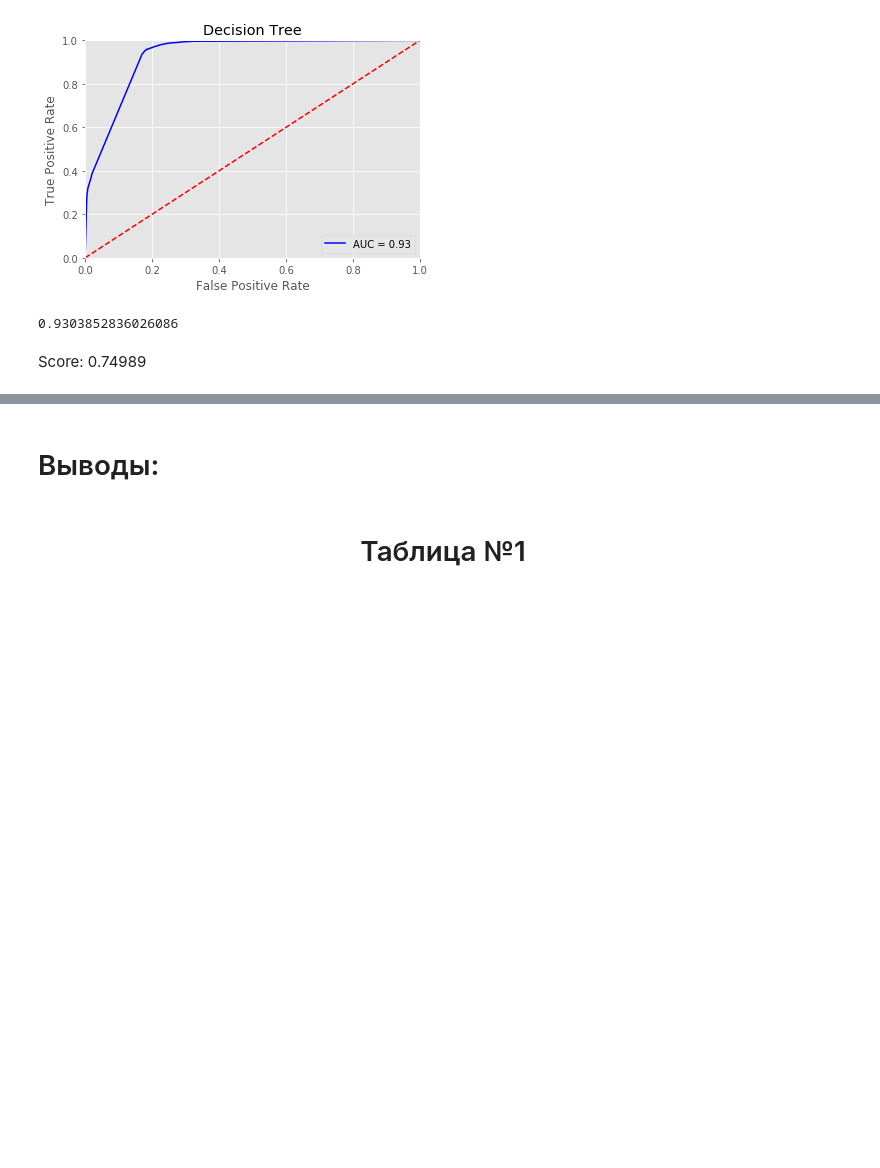
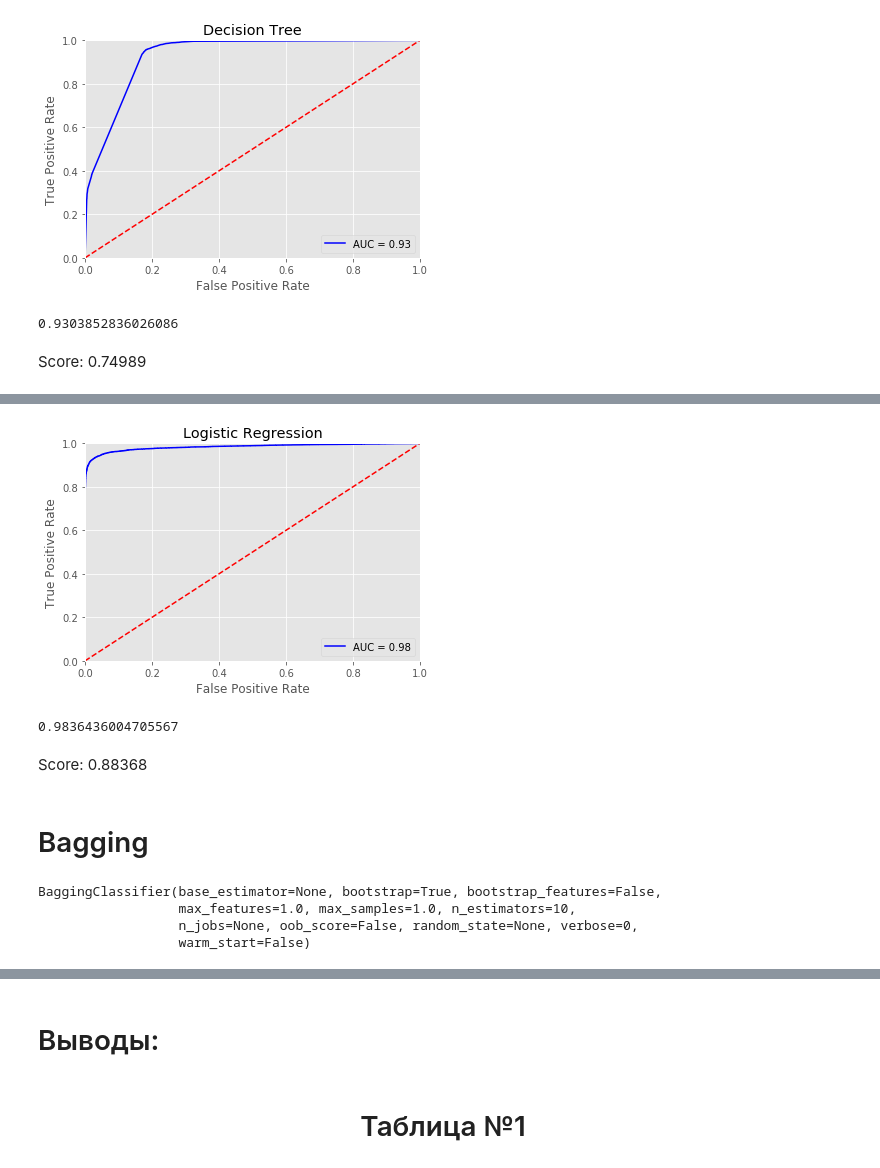
Before and after one commit to AReginaR/Project_Akramova_Abdrashitova_Valiev, a Jupyter notebook: Amazon.ipynb, the cells around one changed output, grey strips where cells are left out. Drawn from its saved outputs; the diff is of its cells as text; code cells hidden in the pictures; blank space fills up the shorter version.

```diff
--- a/Amazon.ipynb
+++ b/Amazon.ipynb
@@ -793,0 +835,8 @@ Score: 0.74989
+# %%
+logisticR = LogisticRegression( random_state=623,
+                               solver = 'saga',
+                               max_iter = 10000,
+                               warm_start = False,
+                               verbose = 1,
+                               tol = 1e-5)
+logisticR.fit(X_train_b, y_train_b)
@@ -793,0 +852,16 @@ Score: 0.74989
+# %%
+pred_prob = logisticR.predict_proba(X_test_b)
+preds = pred_prob[:,1]
+fpr, tpr, threshold = metrics.roc_curve(y_test_b, preds)
+roc_auc = metrics.auc(fpr, tpr)
+plt.title('Logistic Regression')
+plt.plot(fpr, tpr, 'b', label = 'AUC = %0.2f' % roc_auc)
+plt.legend(loc = 'lower right')
+plt.plot([0, 1], [0, 1],'r--')
+plt.xlim([0, 1])
+plt.ylim([0, 1])
+plt.ylabel('True Positive Rate')
+plt.xlabel('False Positive Rate')
+plt.show()
+# %% [output]
+[figure, added]
@@ -793,0 +871,17 @@ Score: 0.74989
+# %%
+roc_auc
+# %% [output]
+0.9836436004705567
+# %% [markdown]
+Score: 0.88368
+# %% [markdown]
+# Bagging
+# %%
+from sklearn.ensemble import BaggingClassifier
+baggCl2 = BaggingClassifier()
+baggCl2.fit(X_train_b, y_train_b)
+# %% [output]
+BaggingClassifier(base_estimator=None, bootstrap=True, bootstrap_features=False,
+                  max_features=1.0, max_samples=1.0, n_estimators=10,
+                  n_jobs=None, oob_score=False, random_state=None, verbose=0,
+                  warm_start=False)
```
Also changed, not shown: parts of 25 cells of this notebook.
